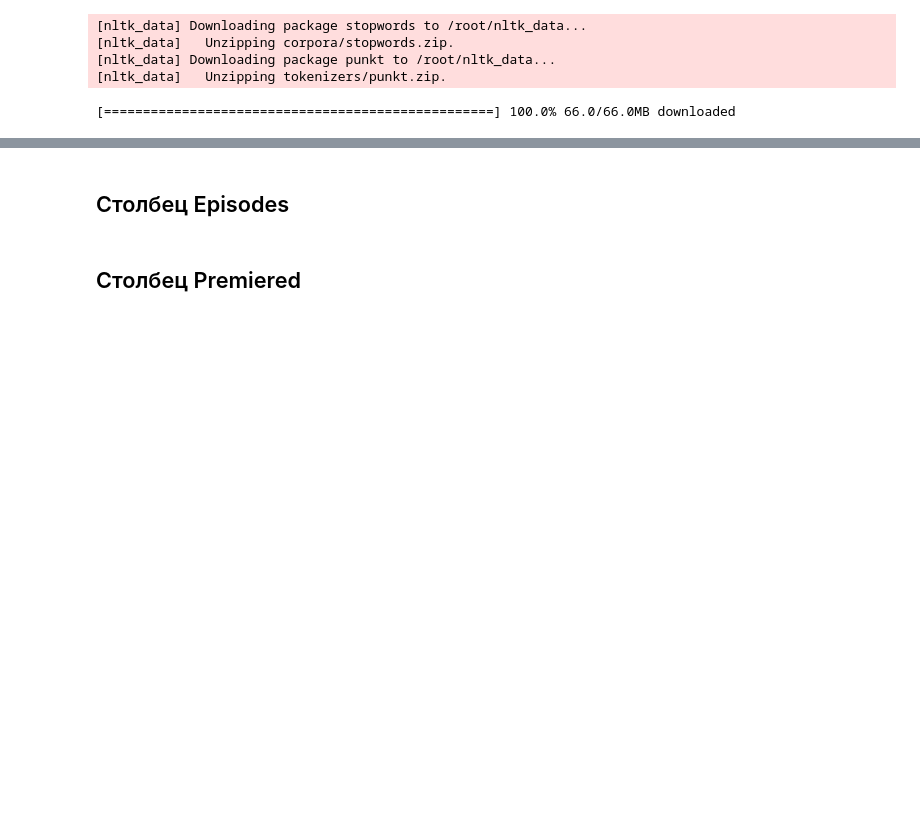
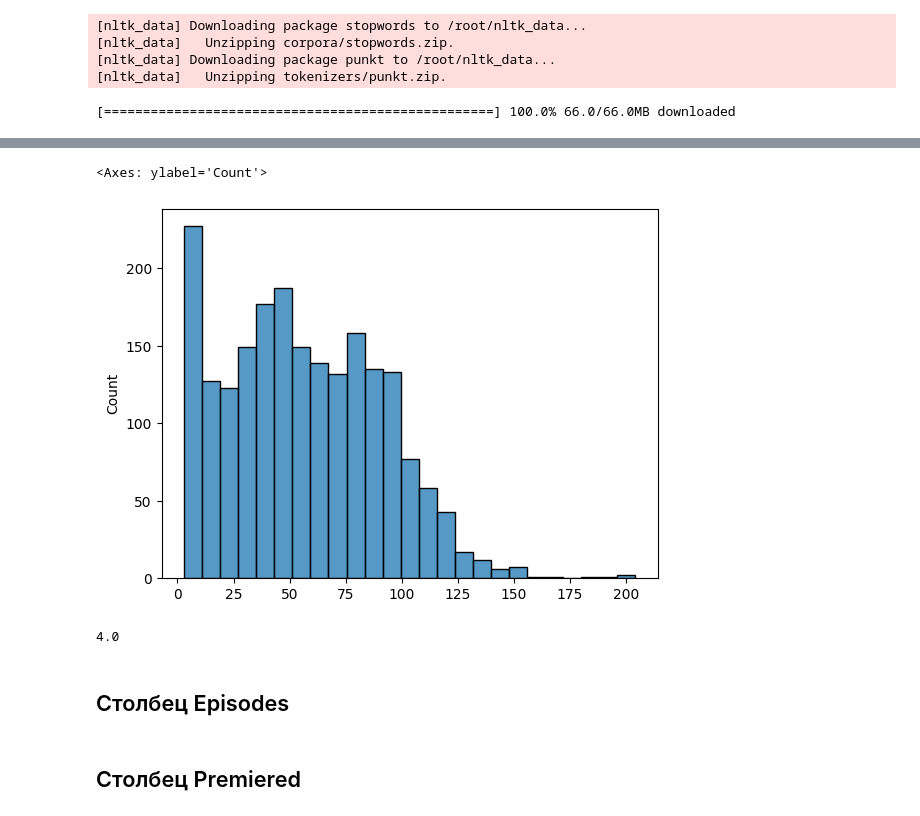
Before and after one commit to KimNikita/machine-learning-practice, a Jupyter notebook: Anime rating prediction.ipynb, the cells around one changed output, grey strips where cells are left out. Cells and saved outputs as stored; diff of their text form; code cells hidden in the pictures; blank space fills up the shorter version.

```diff
--- a/Anime rating prediction.ipynb
+++ b/Anime rating prediction.ipynb
@@ -268,3 +268,13 @@ data.head()
+# %%
+sns.histplot(len_tokens)
+# %% [output]
+<Axes: ylabel='Count'>
+[figure, added]
+# %%
+token_quants = pd.Series(len_tokens).quantile([0.005, 0.05, 0.1, 0.25, 0.5, 0.75, 0.9, 0.95, 0.995])
+token_quants[0.005]
+# %% [output]
+4.0
 # %% [markdown]
 ## Столбец Episodes
 # %%
```
Also changed, not shown: parts of 26 cells of this notebook.
